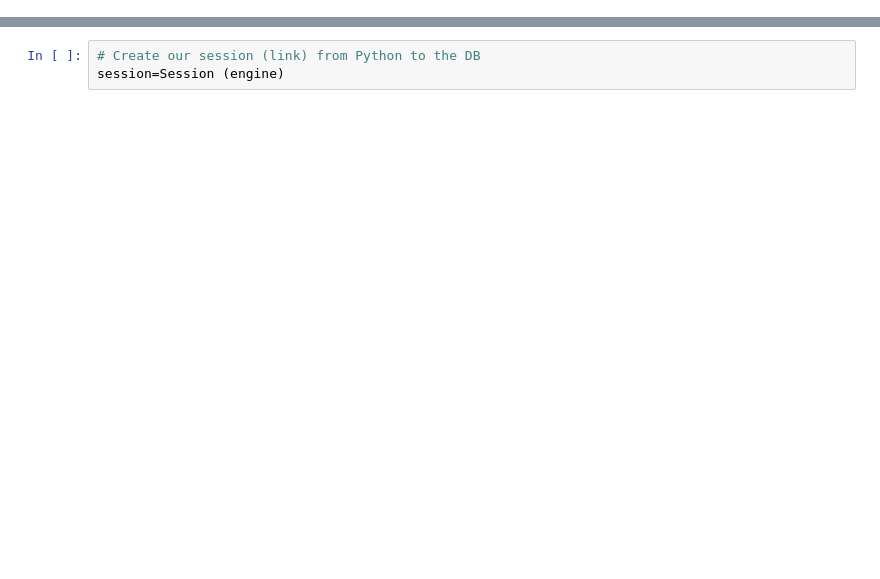
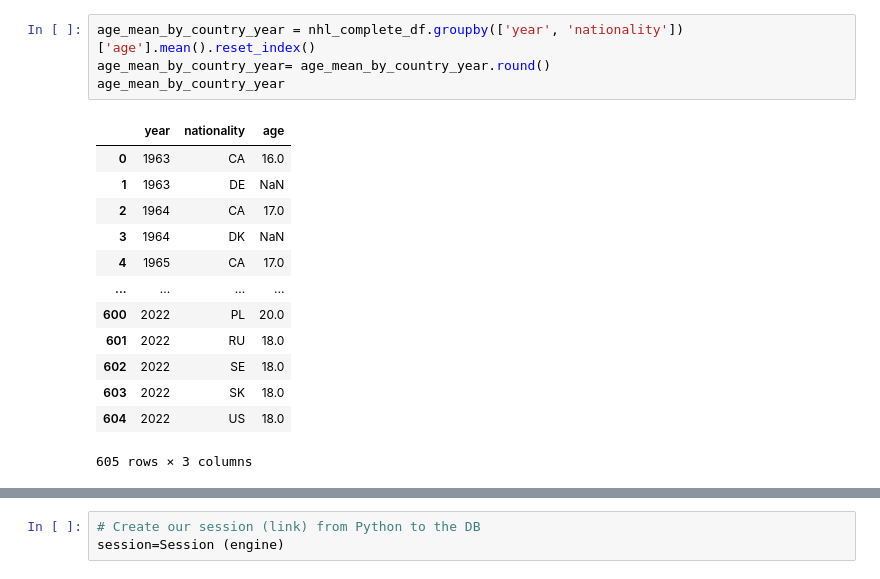
Before and after one commit to samwallach7/Project_3_NHL, a Jupyter notebook: static/draft.ipynb, the cells around one changed output, grey strips where cells are left out. Drawn from its saved outputs; the diff is of its cells as text; blank space fills up the shorter version.

```diff
--- a/static/draft.ipynb
+++ b/static/draft.ipynb
@@ -22,0 +60,18 @@ Base.prepare(engine)
+# %%
+age_mean_by_country_year = nhl_complete_df.groupby(['year', 'nationality'])['age'].mean().reset_index()
+age_mean_by_country_year= age_mean_by_country_year.round()
+age_mean_by_country_year
+# %% [output]
+|  | year | nationality | age |
+| 0 | 1963 | CA | 16.0 |
+| 1 | 1963 | DE | NaN |
+| 2 | 1964 | CA | 17.0 |
+| 3 | 1964 | DK | NaN |
+| 4 | 1965 | CA | 17.0 |
+| ... | ... | ... | ... |
+| 600 | 2022 | PL | 20.0 |
+| 601 | 2022 | RU | 18.0 |
+| 602 | 2022 | SE | 18.0 |
+| 603 | 2022 | SK | 18.0 |
+| 604 | 2022 | US | 18.0 |
+605 rows × 3 columns
```
Also changed, not shown: parts of 12 cells of this notebook.
